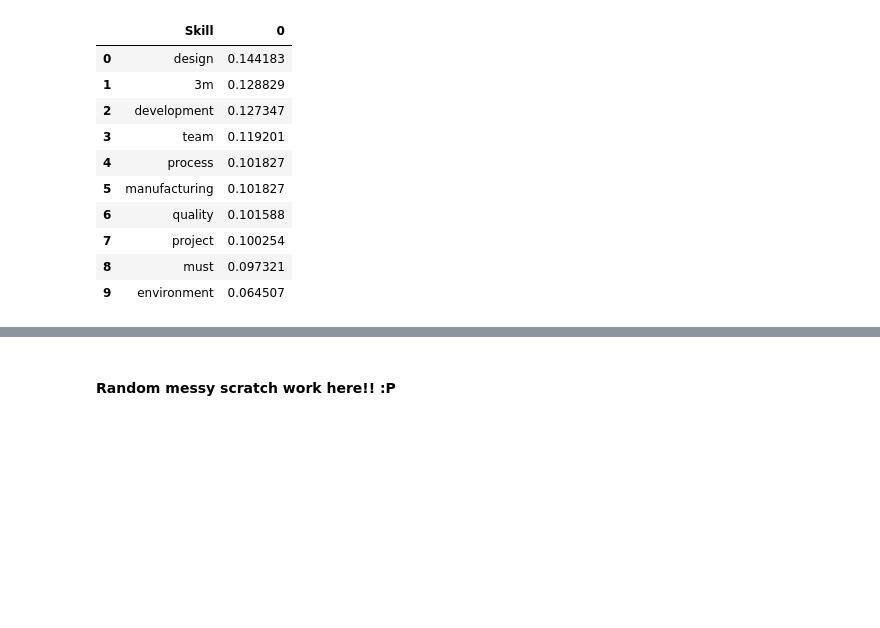
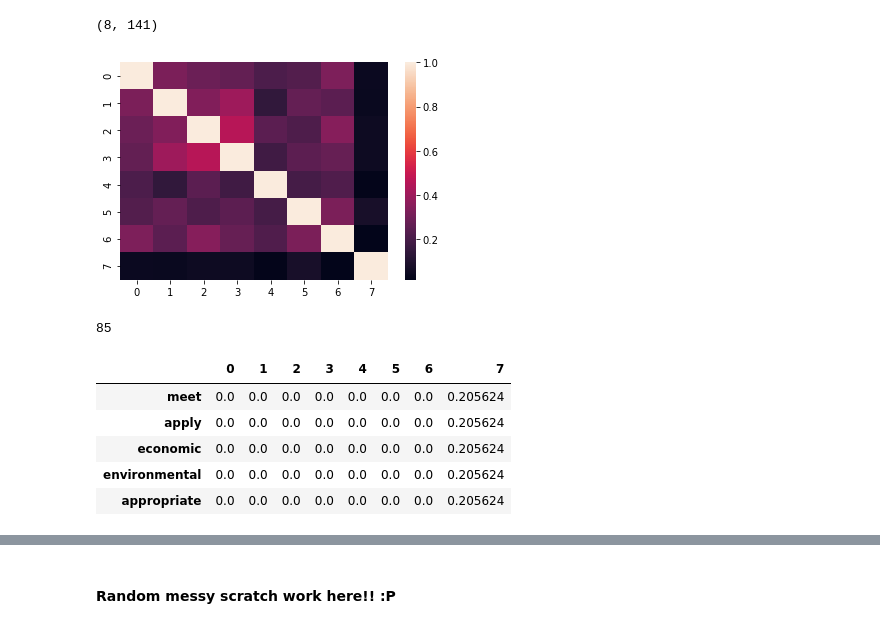
Before and after one commit to kjar0/516X-Final, a Jupyter notebook: ABE_comp_job.ipynb, the cells around one changed output, grey strips where cells are left out. Cells and saved outputs as stored; diff of their text form; code cells hidden in the pictures; blank space fills up the shorter version.

```diff
--- a/ABE_comp_job.ipynb
+++ b/ABE_comp_job.ipynb
@@ -91,40 +90,0 @@ abe_joblist
-# %%
-## ***************************
-# huge thank you to Ryan Jeon for developing the base of this indeed text scraping code
-# see supplemental information for the source code created by him, it has been modified slightly for this application
-from bs4 import BeautifulSoup
-import requests
-
-headers = {'User-Agent': "Mozilla/5.0 (Windows NT 10.0; Win64; x64) AppleWebKit/537.36 (KHTML, like Gecko) Chrome/70.0.3538.77 Safari/537.36"}
-df = pd.DataFrame(columns = ["Job_Titles"])
-df2 = pd.DataFrame(columns = ["Company"])
-df3 = pd.DataFrame(columns = ["URL"])
-
-
-r = requests.get('https://www.indeed.com/jobs?q=agricultural%20engineer&start=10'.format(0), headers = headers)
-soup = BeautifulSoup(r.text, 'html.parser')
-titles = soup.select("h2 span")
-# select all span tags under the umbrella of h2 tags
-companies = soup.find_all(class_ = "companyName")
-URLs = soup.find_all('a', attrs = {'class' : 'tapItem'})
-
-for title in titles:
-    titles_list = title.text
-    # the gotcha here is that there are "news" scattered so we have to remove those first before concatenating our data
-    df.loc[len(df.index)] = [titles_list]
-    df = df[df.Job_Titles != "new"]
-
-for company in companies:
-    company_list = company.text
-    df2.loc[len(df2.index)] = [company_list]
-
-for URL in URLs:
-    base = 'http://www.indeed.com'
-    link = URL.attrs['href']
-    new_URL = base + link
-    df3.loc[len(df3.index)] = [new_URL]
-
-indeed = pd.concat([df, df2, df3], axis=1, join='inner')
-display(df)
-display(indeed)
-## *************** end of code edited from Ryan Jeon's amazing work! :)
@@ -267,7 +194,7 @@ def major_comp(joblist):
         # creating dictionary of top skills
         df = pd.DataFrame(eval_job.T.toarray(), index=fname)
         job_avg = df.mean(axis=1)
-        job_avg = pd.DataFrame(job_avg.sort_values(ascending=False).nlargest(10))
+        job_avg = pd.DataFrame(job_avg.sort_values(ascending=False).nlargest(25))
         job_avg.index.name = 'Skill'
         job_avg.reset_index(inplace=True)
         dfs[job] = pd.DataFrame(job_avg['Skill'])
@@ -322,27 +267,39 @@ display(jobncomp_4vec)
  'identify formulate solve complex problems applying principles science mathematics communicate effectively range audiences apply design produce solutions meet specified needs consideration public hea ...
+# %%
+## fit with job postings, transform student outcomes
+tfidf_v = TfidfVectorizer()
+jfit = tfidf_v.fit(job_skill_4vec)
+ctransformed = tfidf_v.transform([clean_abe_comp])
+vec = jtransformed.toarray()
+csim = cosine_similarity(vec)
+sns.heatmap(csim)
+vec.shape
+# %% [output]
+(8, 141)
+[figure, added]
+# %%
+len(clean_abe_comp.split(" "))
+# %% [output]
+85
 # %%
-## from work below!!!
+## everything together
 tfidf_v = TfidfVectorizer()
 jtransformed = tfidf_v.fit_transform(jobncomp_4vec)
 fname = tfidf_v.get_feature_names()
 df = pd.DataFrame(jtransformed.T.toarray(), index=fname)
 job_avg = df.mean(axis=1)
 job_avg = pd.DataFrame(job_avg.sort_values(ascending=False).nlargest(10))
 job_avg.index.name = 'Skill'
 job_avg.reset_index(inplace=True)
 #job_avg = job_avg.drop(['0'],axis=0)
 #tskill_dfs.append(job_avg)
 job_avg
+display(df.sort_values(by=7, ascending=False).head())
 # %% [output]
-|  | Skill | 0 |
-| 0 | design | 0.144183 |
-| 1 | 3m | 0.128829 |
-| 2 | development | 0.127347 |
-| 3 | team | 0.119201 |
-| 4 | process | 0.101827 |
-| 5 | manufacturing | 0.101827 |
-| 6 | quality | 0.101588 |
-| 7 | project | 0.100254 |
-| 8 | must | 0.097321 |
-| 9 | environment | 0.064507 |
+|  | 0 | 1 | 2 | 3 | 4 | 5 | 6 | 7 |
+| meet | 0.0 | 0.0 | 0.0 | 0.0 | 0.0 | 0.0 | 0.0 | 0.205624 |
+| apply | 0.0 | 0.0 | 0.0 | 0.0 | 0.0 | 0.0 | 0.0 | 0.205624 |
+| economic | 0.0 | 0.0 | 0.0 | 0.0 | 0.0 | 0.0 | 0.0 | 0.205624 |
+| environmental | 0.0 | 0.0 | 0.0 | 0.0 | 0.0 | 0.0 | 0.0 | 0.205624 |
+| appropriate | 0.0 | 0.0 | 0.0 | 0.0 | 0.0 | 0.0 | 0.0 | 0.205624 |
 # %%
```
Also changed, not shown: parts of 9 cells of this notebook.
